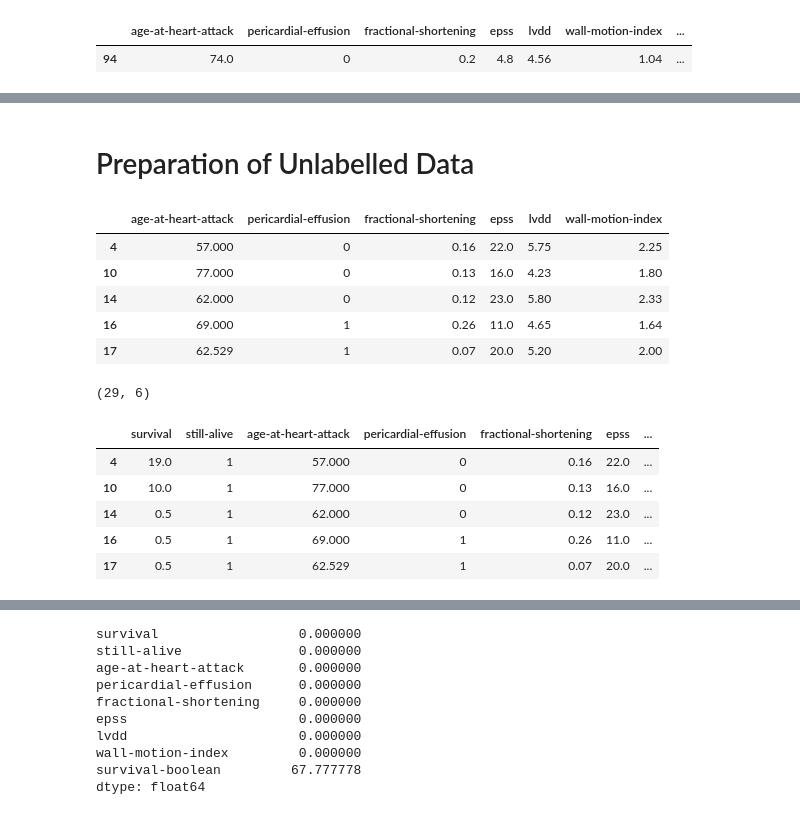
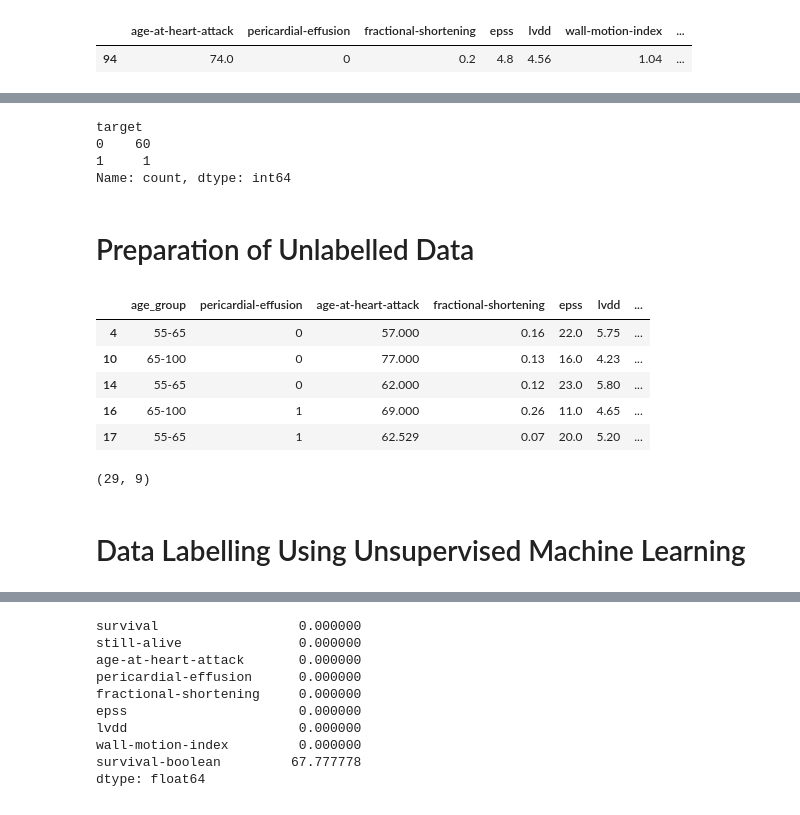
Before and after one commit to oozdal/heart-attack, a Jupyter notebook: heart-attack.ipynb, the cells around one changed output, grey strips where cells are left out. Drawn from its saved outputs; the diff is of its cells as text; code cells hidden in the pictures.

```diff
--- a/heart-attack.ipynb
+++ b/heart-attack.ipynb
@@ -166,0 +177,4 @@ df[['age-at-heart-attack', 'age_group']].head()
+# %%
+# Let's add age at heart attack and lvdd interaction term
+df['age_lvdd_interaction'] = df['age-at-heart-attack'] * df['lvdd']
+ax = (df['age_lvdd_interaction']).plot(kind='hist',subplots=True,sharex=True,sharey=True,title='Histogram of age lvdd interactions', xlabel="age lvdd interactions")
@@ -166,0 +193,4 @@ df[['age-at-heart-attack', 'age_group']].head()
+# %%
+# Let's add wall-motion-index and lvdd interaction term
+df['wall-motion-index_lvdd_interaction'] = df['wall-motion-index'] * df['lvdd']
+ax = (df['wall-motion-index_lvdd_interaction']).plot(kind='hist',subplots=True,sharex=True,sharey=True,title='Histogram of Wall motion Index and lvdd Interactions', xlabel="Wall Motion Index - lvdd Interactions")
@@ -220,33 +343,49 @@ df_labelled[df_labelled["target"] == 1]
+# %%
+# At present, executing an ML model is not feasible due to the significant imbalance in the target distribution.
+# To address this issue, I will initiate an unsupervised clustering process on the unlabeled data.
+# Subsequently, I will assign labels to the clustered data and integrate them into the 'df_labelled' dataframe.
+# This approach aims to augment the number of positive samples and improve the balance within the dataset.
+
+df_labelled["target"].value_counts()
+# %% [output]
+target
+0    60
+1     1
+Name: count, dtype: int64
 # %% [markdown]
 # Preparation of Unlabelled Data
 # %%
 # Unlabelled data
 df_unlabelled = df[ (df["survival"] < 24) & (df["still-alive"] == 1) ]
 
 # Drop unnecessary columns
 df_unlabelled.drop(["survival", "still-alive", "alive-at-1", "wall-motion-score"], axis=1, inplace=True)
-df_unlabelled.dropna(inplace=True)
+df_unlabelled.dropna(inplace=True) # Handle missing values
+
+# Change the order of DataFrame columns to prepare it for Label Encoding for the 'age_group' and 'pericardial-effusion' column
+df_unlabelled = df_unlabelled[[
+    'age_group',
+    'pericardial-effusion',
+    'age-at-heart-attack',
+    'fractional-shortening',
+    'epss',
+    'lvdd',
+    'wall-motion-index',
+    'age_lvdd_interaction',
+    'wall-motion-index_lvdd_interaction']]
+
 df_unlabelled.head()
 # %% [output]
-|  | age-at-heart-attack | pericardial-effusion | fractional-shortening | epss | lvdd | wall-motion-index |
-| 4 | 57.000 | 0 | 0.16 | 22.0 | 5.75 | 2.25 |
-| 10 | 77.000 | 0 | 0.13 | 16.0 | 4.23 | 1.80 |
-| 14 | 62.000 | 0 | 0.12 | 23.0 | 5.80 | 2.33 |
-| 16 | 69.000 | 1 | 0.26 | 11.0 | 4.65 | 1.64 |
-| 17 | 62.529 | 1 | 0.07 | 20.0 | 5.20 | 2.00 |
+|  | age_group | pericardial-effusion | age-at-heart-attack | fractional-shortening | epss | lvdd | ... |
+| 4 | 55-65 | 0 | 57.000 | 0.16 | 22.0 | 5.75 | ... |
+| 10 | 65-100 | 0 | 77.000 | 0.13 | 16.0 | 4.23 | ... |
+| 14 | 55-65 | 0 | 62.000 | 0.12 | 23.0 | 5.80 | ... |
+| 16 | 65-100 | 1 | 69.000 | 0.26 | 11.0 | 4.65 | ... |
+| 17 | 55-65 | 1 | 62.529 | 0.07 | 20.0 | 5.20 | ... |
 # %%
 df_unlabelled.shape
 # %% [output]
-(29, 6)
+(29, 9)
-# %%
-#df_cluster = df[(df["survival"] > 12) & (df["survival"] < 24) & (df["still-alive"] == 1)]
-df_cluster = df[(df["survival"] < 24) & (df["still-alive"] == 1)]
-df_cluster.head()
-# %% [output]
-|  | survival | still-alive | age-at-heart-attack | pericardial-effusion | fractional-shortening | epss | ... |
-| 4 | 19.0 | 1 | 57.000 | 0 | 0.16 | 22.0 | ... |
-| 10 | 10.0 | 1 | 77.000 | 0 | 0.13 | 16.0 | ... |
-| 14 | 0.5 | 1 | 62.000 | 0 | 0.12 | 23.0 | ... |
-| 16 | 0.5 | 1 | 69.000 | 1 | 0.26 | 11.0 | ... |
-| 17 | 0.5 | 1 | 62.529 | 1 | 0.07 | 20.0 | ... |
+# %% [markdown]
+# Data Labelling Using Unsupervised Machine Learning
 # %%
```
Also changed, not shown: parts of 69 cells of this notebook, 14 other files.
